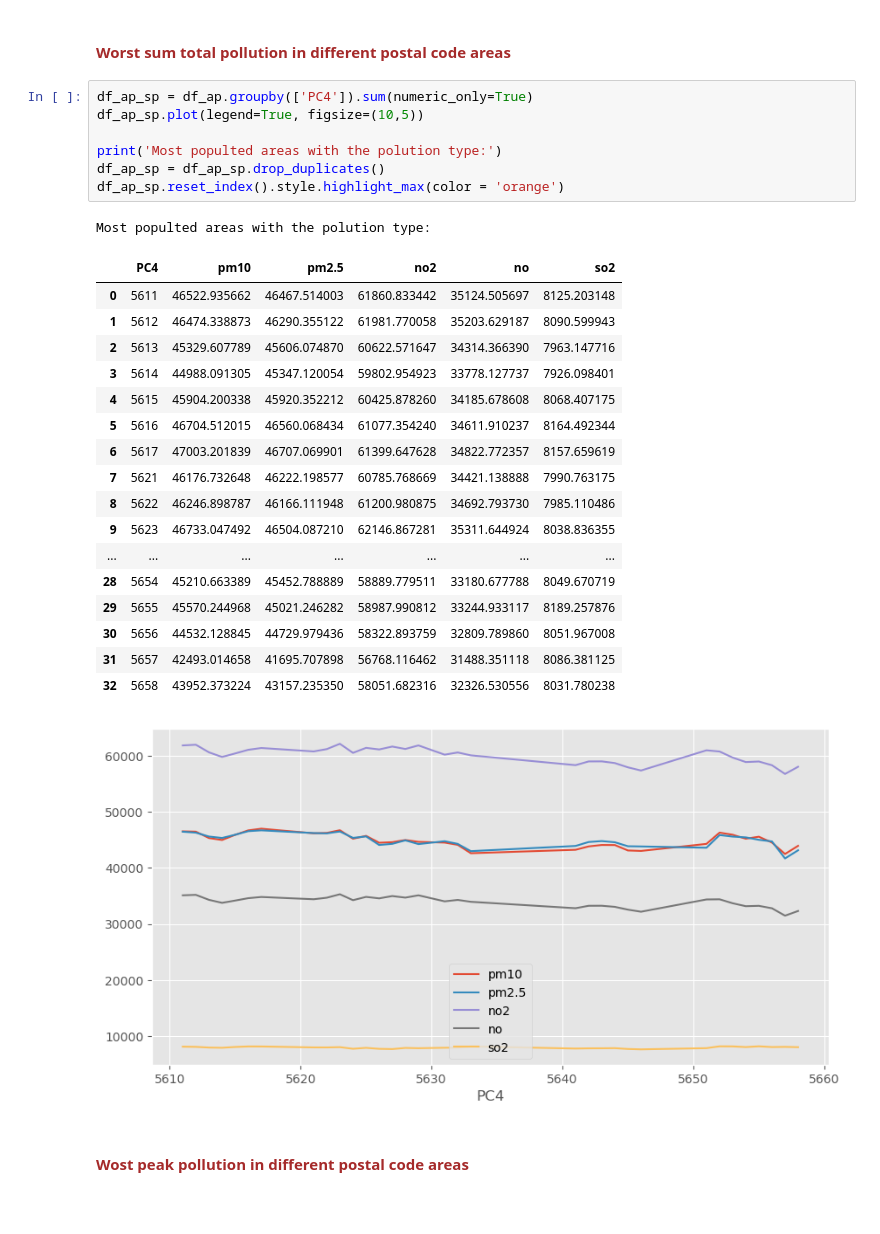
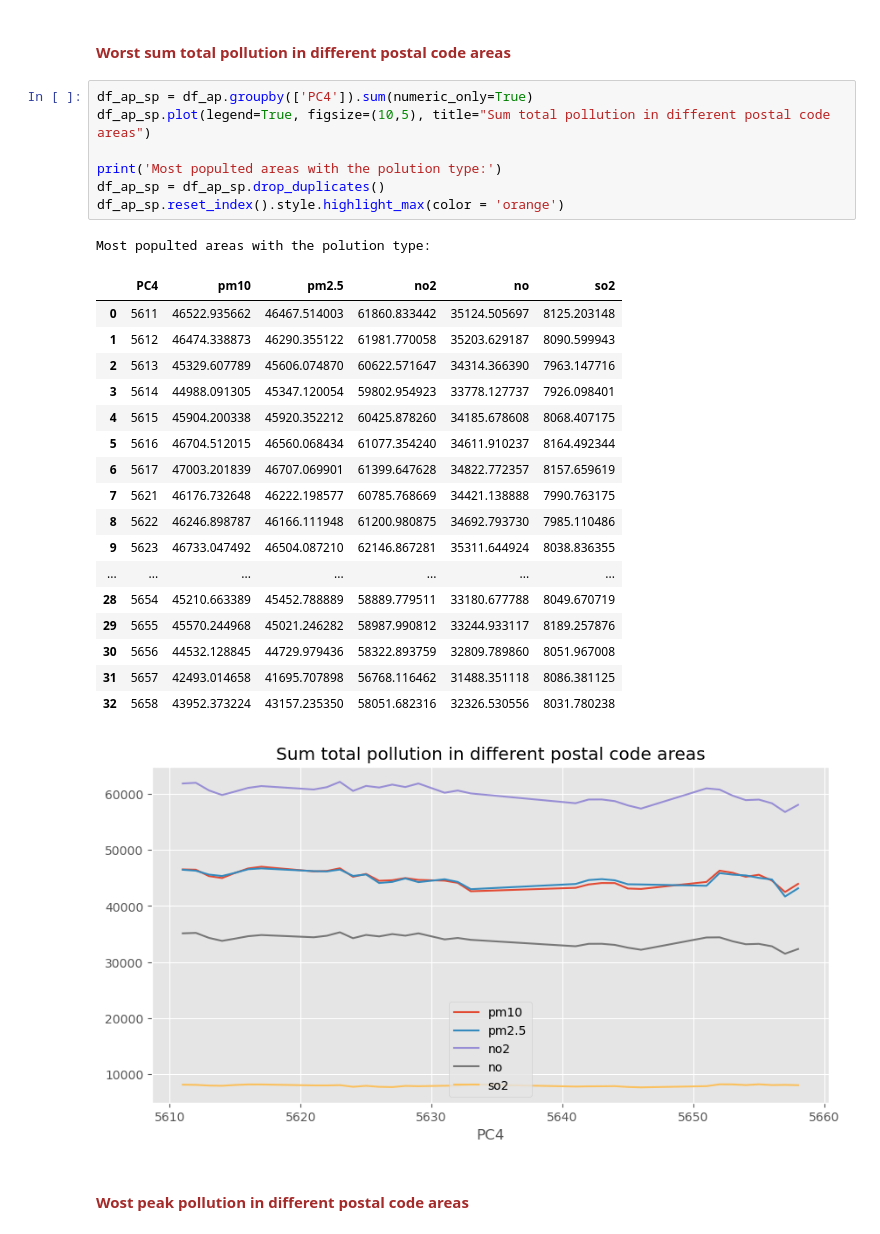
Before and after one commit to rawan-a-d/Air-Quality-Prediction, a Jupyter notebook: air_pollution.ipynb, the cells around one changed output. Cells and saved outputs as stored; diff of their text form; blank space fills up the shorter version.

```diff
--- a/air_pollution.ipynb
+++ b/air_pollution.ipynb
@@ -179,31 +185,31 @@ plt.show()
 <h4><font color=brown> Worst sum total pollution in different postal code areas</font></h4>
 # %%
 df_ap_sp = df_ap.groupby(['PC4']).sum(numeric_only=True)
-df_ap_sp.plot(legend=True, figsize=(10,5))
+df_ap_sp.plot(legend=True, figsize=(10,5), title="Sum total pollution in different postal code areas")
 
 print('Most populted areas with the polution type:')
 df_ap_sp = df_ap_sp.drop_duplicates()
 df_ap_sp.reset_index().style.highlight_max(color = 'orange')
 # %% [output]
 Most populted areas with the polution type:
 |  | PC4 | pm10 | pm2.5 | no2 | no | so2 |
 | 0 | 5611 | 46522.935662 | 46467.514003 | 61860.833442 | 35124.505697 | 8125.203148 |
 | 1 | 5612 | 46474.338873 | 46290.355122 | 61981.770058 | 35203.629187 | 8090.599943 |
 | 2 | 5613 | 45329.607789 | 45606.074870 | 60622.571647 | 34314.366390 | 7963.147716 |
 | 3 | 5614 | 44988.091305 | 45347.120054 | 59802.954923 | 33778.127737 | 7926.098401 |
 | 4 | 5615 | 45904.200338 | 45920.352212 | 60425.878260 | 34185.678608 | 8068.407175 |
 | 5 | 5616 | 46704.512015 | 46560.068434 | 61077.354240 | 34611.910237 | 8164.492344 |
 | 6 | 5617 | 47003.201839 | 46707.069901 | 61399.647628 | 34822.772357 | 8157.659619 |
 | 7 | 5621 | 46176.732648 | 46222.198577 | 60785.768669 | 34421.138888 | 7990.763175 |
 | 8 | 5622 | 46246.898787 | 46166.111948 | 61200.980875 | 34692.793730 | 7985.110486 |
 | 9 | 5623 | 46733.047492 | 46504.087210 | 62146.867281 | 35311.644924 | 8038.836355 |
 | ... | ... | ... | ... | ... | ... | ... |
 | 28 | 5654 | 45210.663389 | 45452.788889 | 58889.779511 | 33180.677788 | 8049.670719 |
 | 29 | 5655 | 45570.244968 | 45021.246282 | 58987.990812 | 33244.933117 | 8189.257876 |
 | 30 | 5656 | 44532.128845 | 44729.979436 | 58322.893759 | 32809.789860 | 8051.967008 |
 | 31 | 5657 | 42493.014658 | 41695.707898 | 56768.116462 | 31488.351118 | 8086.381125 |
 | 32 | 5658 | 43952.373224 | 43157.235350 | 58051.682316 | 32326.530556 | 8031.780238 |
-[figure, old version]
+[figure, new version]
 # %% [markdown]
 <h4><font color=brown> Wost peak pollution in different postal code areas</font></h4>
 # %%
```
Also changed, not shown: parts of 6 cells of this notebook.
